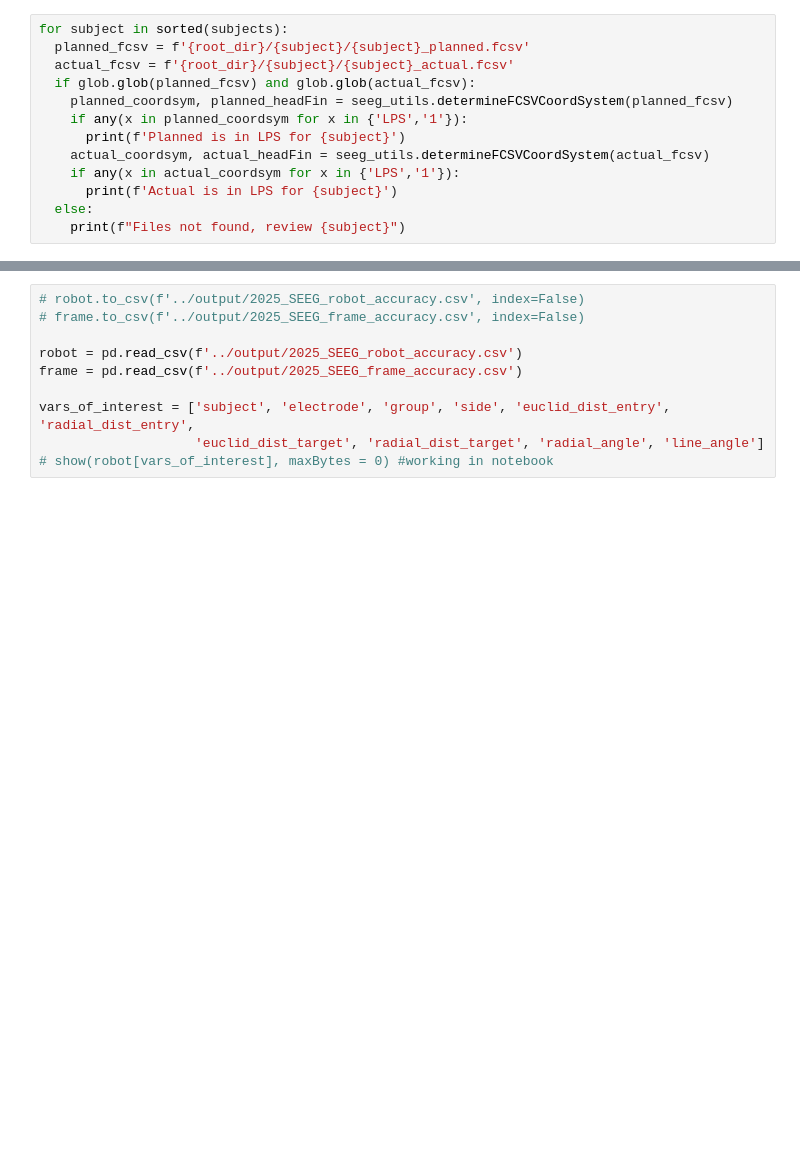
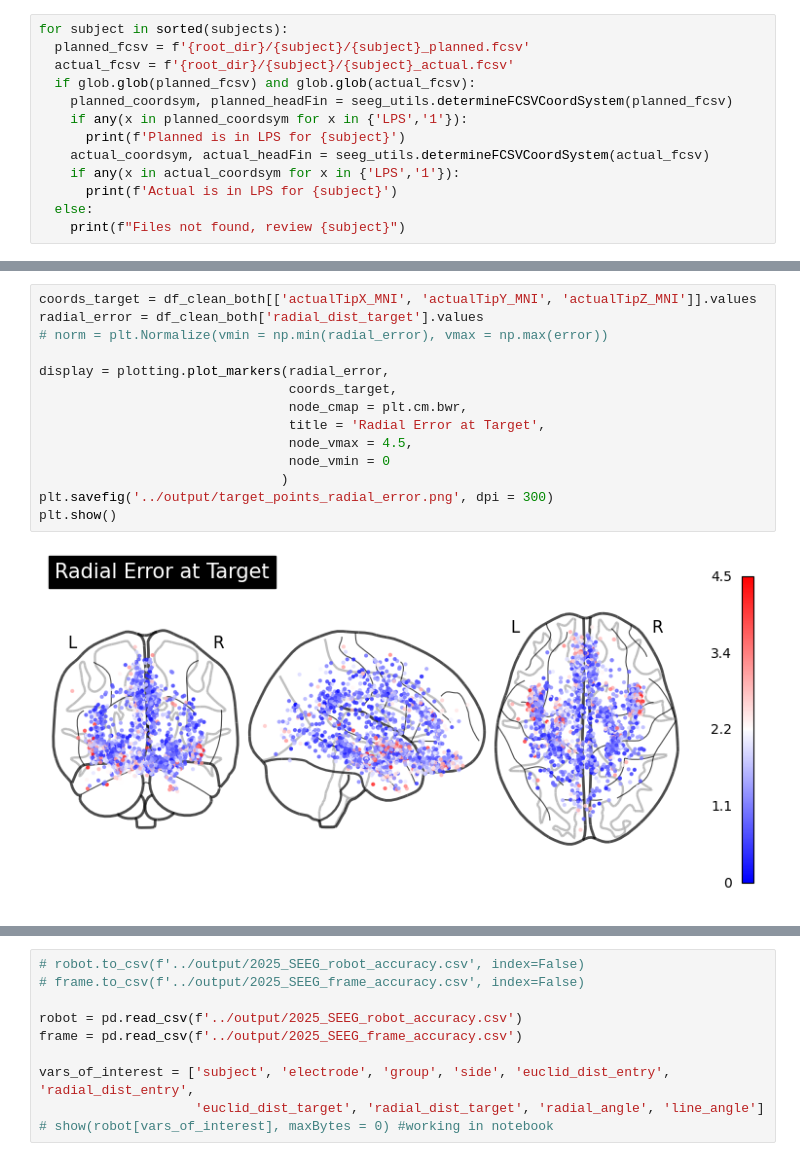
Before and after one commit to arunthurai/seeg_accuracy_2025, a Jupyter notebook: notebook/SEEG_accuracy_2025.ipynb, the cells around one changed output, grey strips where cells are left out. Drawn from its saved outputs; the diff is of its cells as text; blank space fills up the shorter version.

```diff
--- a/notebook/SEEG_accuracy_2025.ipynb
+++ b/notebook/SEEG_accuracy_2025.ipynb
@@ -152,0 +301,16 @@ for subject in sorted(subjects):
+# %%
+coords_target = df_clean_both[['actualTipX_MNI', 'actualTipY_MNI', 'actualTipZ_MNI']].values
+radial_error = df_clean_both['radial_dist_target'].values
+# norm = plt.Normalize(vmin = np.min(radial_error), vmax = np.max(error))
+
+display = plotting.plot_markers(radial_error,
+                                coords_target,
+                                node_cmap = plt.cm.bwr,
+                                title = 'Radial Error at Target',
+                                node_vmax = 4.5,
+                                node_vmin = 0
+                               )
+plt.savefig('../output/target_points_radial_error.png', dpi = 300)
+plt.show()
+# %% [output]
+[figure, added]
```
Also changed, not shown: parts of 25 cells of this notebook, 34 other files.
